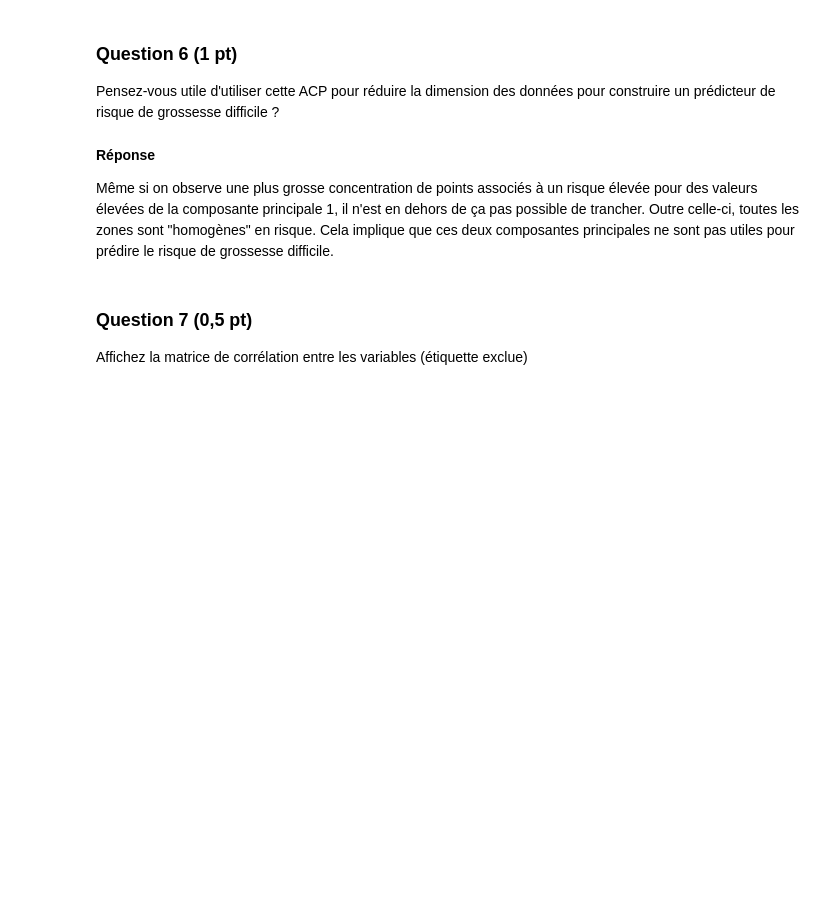
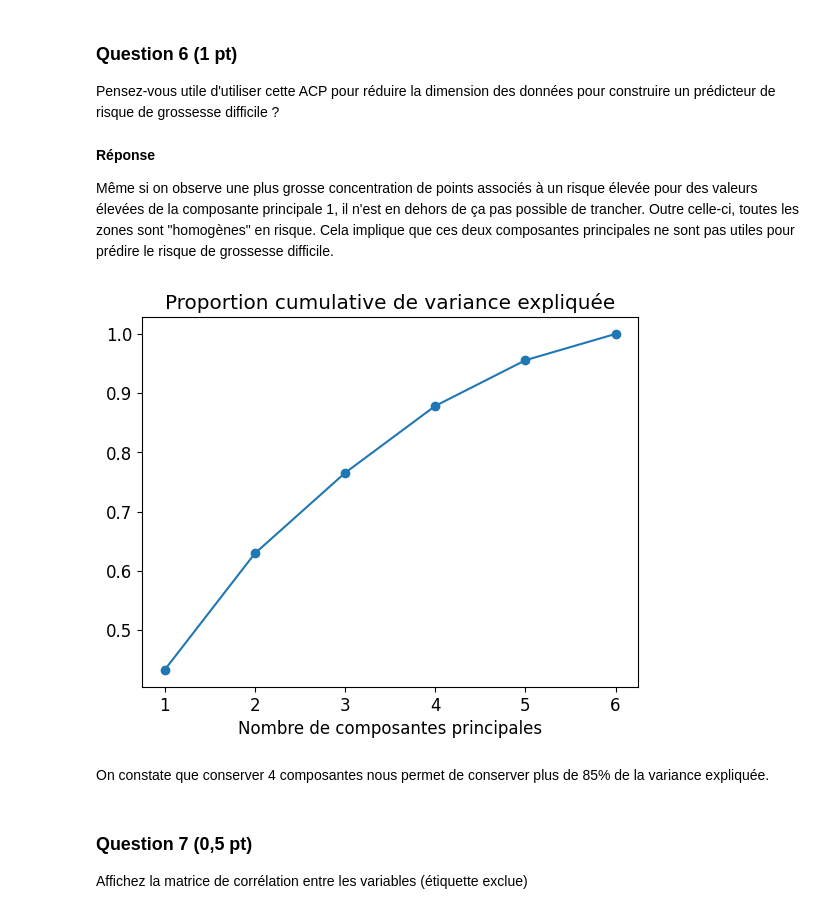
Before and after one commit to gabinsagot/projet_data, a Jupyter notebook: Projet.ipynb, the cells around one changed output. Saved outputs shown, nothing was run; the diff lists cells and outputs as text; code cells hidden in the pictures; blank space fills up the shorter version.

```diff
--- a/Projet.ipynb
+++ b/Projet.ipynb
@@ -169,6 +170,23 @@ Pensez-vous utile d'utiliser cette ACP pour réduire la dimension des données p
 **Réponse**
 
 Même si on observe une plus grosse concentration de points associés à un risque élevée pour des valeurs élevées de la composante principale 1, il n'est en dehors de ça pas possible de trancher. Outre celle-ci, toutes les zones sont "homogènes" en risque. Cela implique que ces deux composantes principales ne sont pas utiles pour prédire le risque de grossesse difficile.
+# %%
+pca = decomposition.PCA(n_components=6)
+std_scale = preprocessing.StandardScaler().fit(X_train)
+X_scaled = std_scale.transform(X_train)
+
+pca.fit(X_scaled)
+
+np.cumsum(pca.explained_variance_ratio_)
+
+plt.plot(range(1,7), np.cumsum(pca.explained_variance_ratio_), marker='o')
+
+plt.xlabel("Nombre de composantes principales")
+plt.title("Proportion cumulative de variance expliquée");
+# %% [output]
+[figure, added]
+# %% [markdown]
+On constate que conserver 4 composantes nous permet de conserver plus de 85% de la variance expliquée.
 # %% [markdown]
 ### Question 7 (0,5 pt)
 Affichez la matrice de corrélation entre les variables (étiquette exclue)
```
Also changed, not shown: parts of 21 cells of this notebook.
